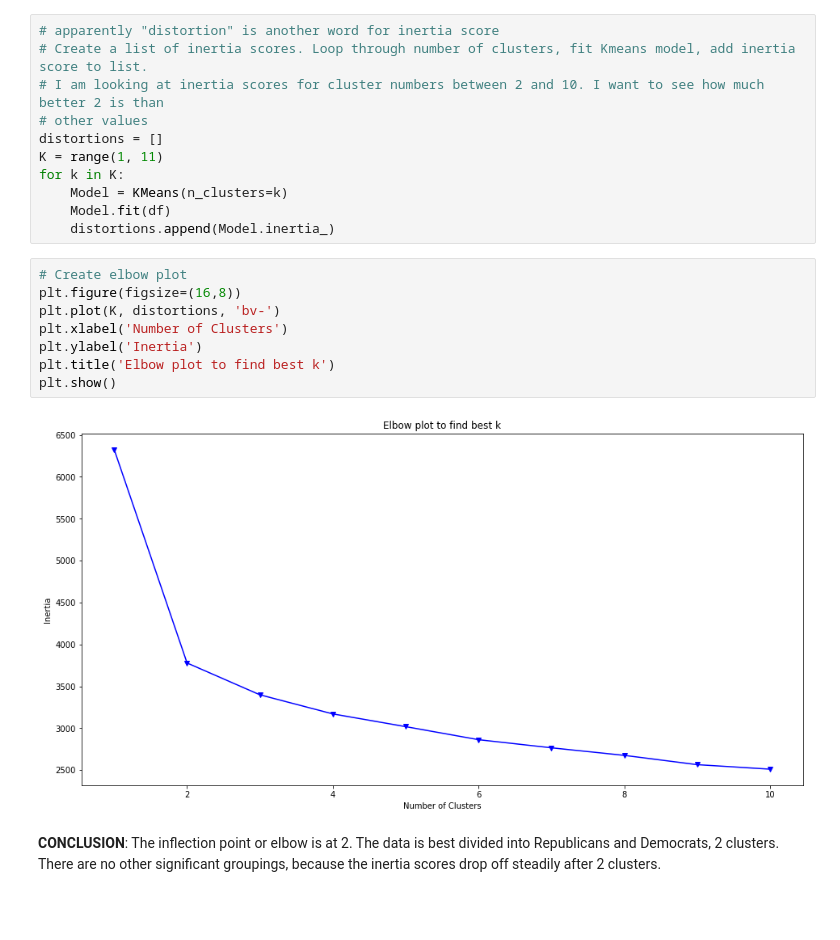
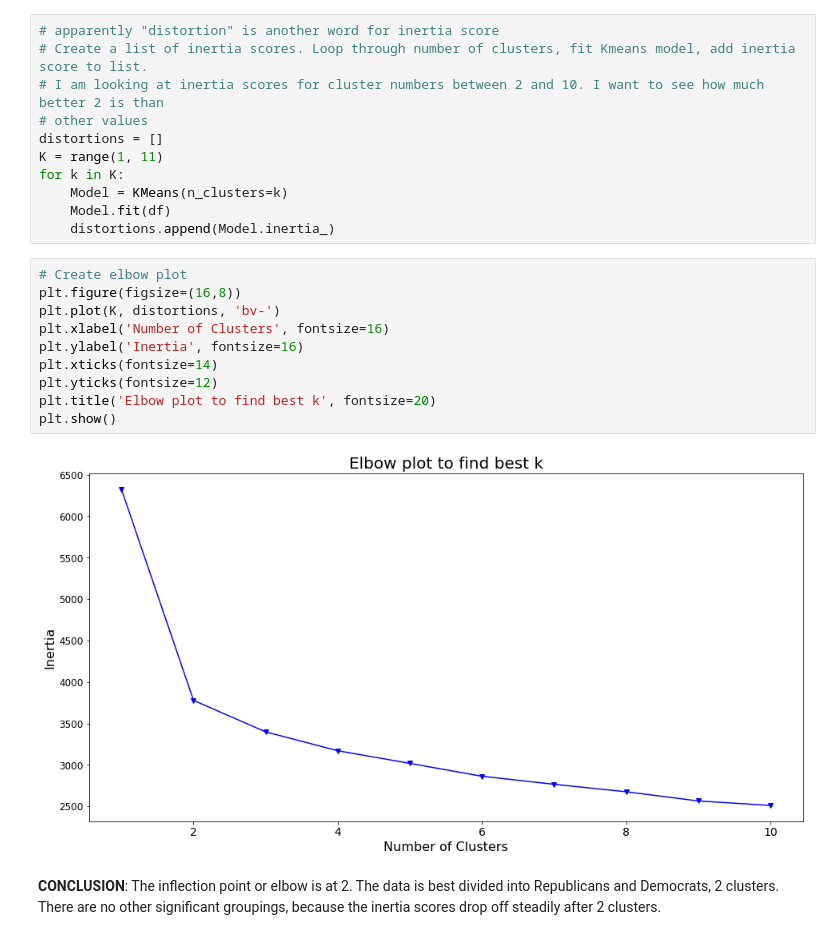
Before and after one commit to chrisstarr-82/capstone, a Jupyter notebook: cluster-models.ipynb, the cells around one changed output. Drawn from its saved outputs; the diff is of its cells as text; blank space fills up the shorter version.

```diff
--- a/cluster-models.ipynb
+++ b/cluster-models.ipynb
@@ -70,13 +70,15 @@ for k in K:
 # %%
 # Create elbow plot
 plt.figure(figsize=(16,8))
 plt.plot(K, distortions, 'bv-')
-plt.xlabel('Number of Clusters')
-plt.ylabel('Inertia')
-plt.title('Elbow plot to find best k')
+plt.xlabel('Number of Clusters', fontsize=16)
+plt.ylabel('Inertia', fontsize=16)
+plt.xticks(fontsize=14)
+plt.yticks(fontsize=12)
+plt.title('Elbow plot to find best k', fontsize=20)
 plt.show()
 # %% [output]
-[figure, old version]
+[figure, new version]
 # %% [markdown]
 **CONCLUSION**: The inflection point or elbow is at 2. The data is best divided into Republicans and Democrats, 2 clusters. There are no other significant groupings, because the inertia scores drop off steadily after 2 clusters.
 # %% [markdown]
```
Also changed, not shown: parts of 1 cell of this notebook, 1 other file.
